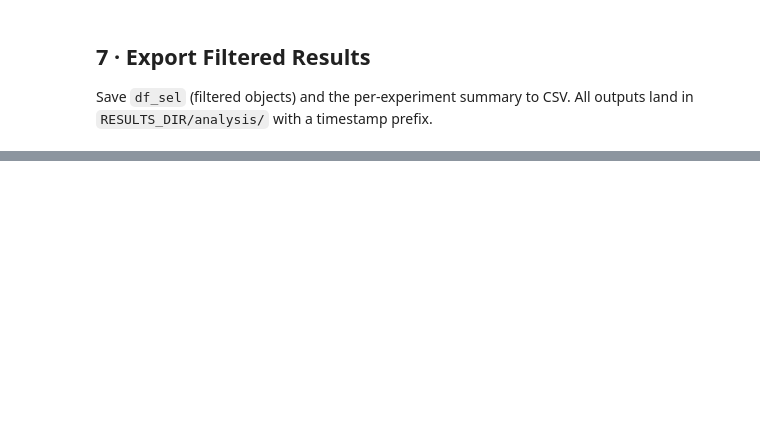
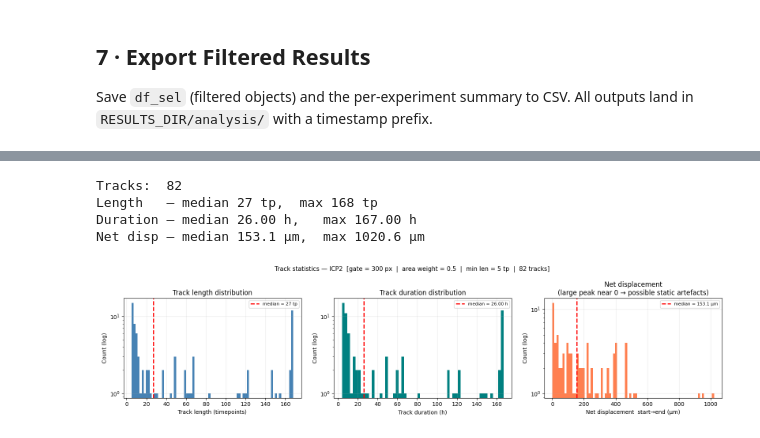
Before and after one commit to Cocopyth/chipanalysis, a Jupyter notebook: chipanalysis/notebooks/notebooks_image_analysis/chip_dynamics_results.ipynb, the cells around one changed output, grey strips where cells are left out. Drawn from its saved outputs; the diff is of its cells as text; code cells hidden in the pictures; blank space fills up the shorter version.

```diff
--- a/chipanalysis/notebooks/notebooks_image_analysis/chip_dynamics_results.ipynb
+++ b/chipanalysis/notebooks/notebooks_image_analysis/chip_dynamics_results.ipynb
@@ -405,0 +641,61 @@ print(f"\nAll exports in: {export_dir}")
+# %%
+
+# ── Track length / duration / displacement distributions ──────────────────────
+tlen_tp = df_icp2.groupby('track_id')['timepoint'].count().rename('length_tp')
+tdur_h  = df_icp2.groupby('track_id')['t_h'].agg(lambda x: x.max() - x.min()).rename('duration_h')
+tdisp   = (df_icp2.sort_values('timepoint')
+           .groupby('track_id')
+           .apply(lambda g: np.sqrt(
+               (g['x_um'].iloc[-1] - g['x_um'].iloc[0])**2 +
+               (g['y_um'].iloc[-1] - g['y_um'].iloc[0])**2))
+           .rename('net_disp_um'))
+
+print(f"Tracks:  {len(tlen_tp):,}")
+print(f"Length   — median {tlen_tp.median():.0f} tp,  max {tlen_tp.max()} tp")
+print(f"Duration — median {tdur_h.median():.2f} h,   max {tdur_h.max():.2f} h")
+print(f"Net disp — median {tdisp.median():.1f} µm,  max {tdisp.max():.1f} µm")
+
+fig, axes = plt.subplots(1, 3, figsize=(16, 4))
+
+axes[0].hist(tlen_tp.values, bins=min(80, int(tlen_tp.max())),
+             color='steelblue', edgecolor='none', log=True)
+axes[0].axvline(tlen_tp.median(), color='red', lw=2, ls='--',
+                label=f'median = {tlen_tp.median():.0f} tp')
+axes[0].set_xlabel('Track length (timepoints)')
+axes[0].set_ylabel('Count (log)')
+axes[0].set_title('Track length distribution')
+axes[0].legend(fontsize=8)
+axes[0].grid(True, alpha=0.25)
+
+axes[1].hist(tdur_h.values[tdur_h.values > 0], bins=60,
+             color='teal', edgecolor='none', log=True)
+axes[1].axvline(tdur_h.median(), color='red', lw=2, ls='--',
+                label=f'median = {tdur_h.median():.2f} h')
+axes[1].set_xlabel('Track duration (h)')
+axes[1].set_ylabel('Count (log)')
+axes[1].set_title('Track duration distribution')
+axes[1].legend(fontsize=8)
+axes[1].grid(True, alpha=0.25)
+
+axes[2].hist(tdisp.values, bins=80, color='coral', edgecolor='none', log=True)
+axes[2].axvline(tdisp.median(), color='red', lw=2, ls='--',
+                label=f'median = {tdisp.median():.1f} µm')
+axes[2].set_xlabel('Net displacement  start→end (µm)')
+axes[2].set_ylabel('Count (log)')
+axes[2].set_title('Net displacement\n(large peak near 0 → possible static artefacts)')
+axes[2].legend(fontsize=8)
+axes[2].grid(True, alpha=0.25)
+
+plt.suptitle(
+    f'Track statistics — ICP2  '
+    f'[gate = {TRACK_MAX_DIST_PX} px  |  area weight = {AREA_WEIGHT}  |  '
+    f'min len = {ICP2_MIN_LEN} tp  |  {len(tlen_tp):,} tracks]',
+    fontsize=11)
+plt.tight_layout()
+plt.show()
+# %% [output]
+Tracks:  82
+Length   — median 27 tp,  max 168 tp
+Duration — median 26.00 h,   max 167.00 h
+Net disp — median 153.1 µm,  max 1020.6 µm
+[figure, added]
```
Also changed, not shown: parts of 11 cells of this notebook, 3 other files.
